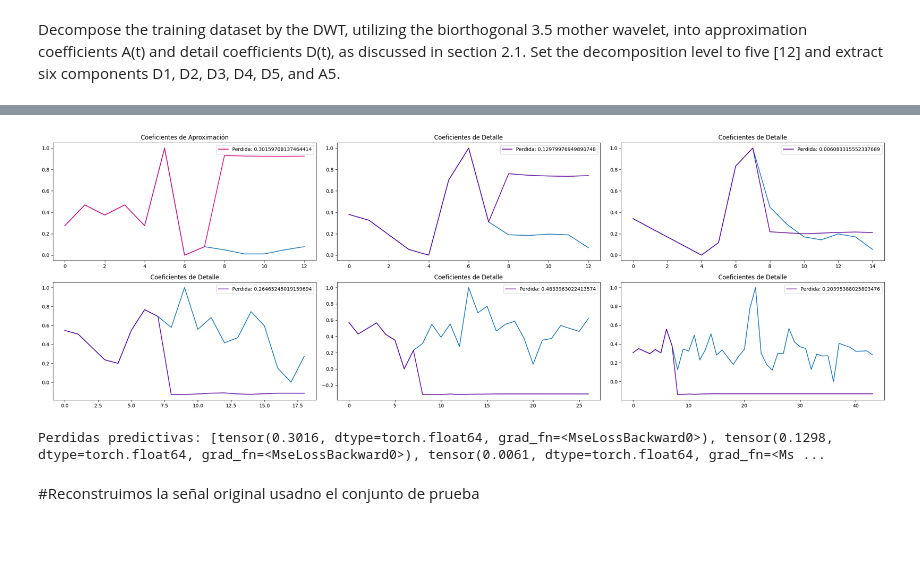
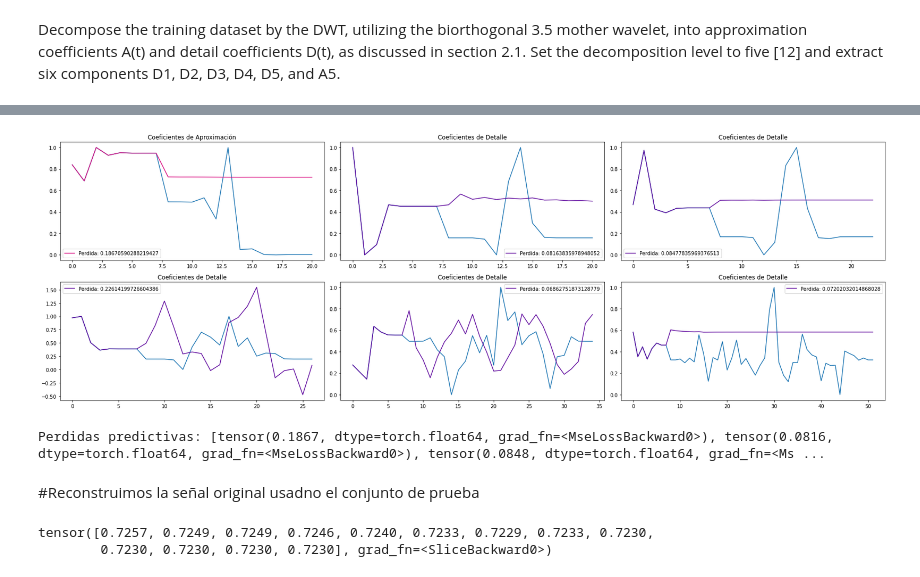
Before and after one commit to MiguelAngelLiera/Stock_Exchange_NN_PP, a Jupyter notebook: src/pre_procesing.ipynb, the cells around one changed output, grey strips where cells are left out. Cells and saved outputs as stored; diff of their text form; code cells hidden in the pictures; blank space fills up the shorter version.

```diff
--- a/src/pre_procesing.ipynb
+++ b/src/pre_procesing.ipynb
@@ -187,13 +160,13 @@ coeffs_p_n = [utls.normalizar(vect) for vect in coeffs_p]
 # %%
-red_A1 = NARNN(input_dim=8, hidden_dim=0, output_dim=1, num_layers=0)
+red_A5 = NARNN(input_dim=8, hidden_dim=0, output_dim=1, num_layers=0)
 # red_A1.load_state_dict(torch.load('models/red_A1_n.pth'))
 # red_A1.eval()
 
-red_D1 = NARNN(input_dim=8, hidden_dim=0, output_dim=1, num_layers=0)
+red_D5 = NARNN(input_dim=8, hidden_dim=0, output_dim=1, num_layers=0)
 # red_D1.load_state_dict(torch.load('models/red_D1_n.pth'))
 # red_D1.eval()
 
-red_D2 = NARNN(input_dim=8, hidden_dim=0, output_dim=1, num_layers=0)
+red_D4 = NARNN(input_dim=8, hidden_dim=0, output_dim=1, num_layers=0)
 # red_D2.load_state_dict(torch.load('models/red_D2_n.pth'))
 # red_D2.eval()
 
@@ -201,15 +174,15 @@ red_D3 = NARNN(input_dim=8, hidden_dim=0, output_dim=1, num_layers=0)
 # red_D3.load_state_dict(torch.load('models/red_D3_n1.pth'))
 # red_D3.eval()
 
-red_D4 = NARNN(input_dim=8, hidden_dim=0, output_dim=1, num_layers=0)
+red_D2= NARNN(input_dim=8, hidden_dim=0, output_dim=1, num_layers=0)
 # red_D4.load_state_dict(torch.load('models/red_D4_n1.pth'))
 # red_D4.eval()
 
-red_D5 = NARNN(input_dim=8, hidden_dim=0, output_dim=1, num_layers=0)
+red_D1 = NARNN(input_dim=8, hidden_dim=0, output_dim=1, num_layers=0)
 # red_D5.load_state_dict(torch.load(redes["red_D5"]))
 # red_D5.eval()
 
-networks = [red_A1,red_D1,red_D2,red_D3,red_D4,red_D5]
+networks = [red_A5,red_D5,red_D4,red_D3,red_D2,red_D1]
 
 #entradas ya procesadas
 entrenamiento_8_1 = [[],[],[],[],[],[]]
@@ -227,10 +200,3 @@ for e in range(6):
 
     entrenamiento_8_1[e] = utls.corrimiento_t_1(coeffs_e_n[e],9)
     prueba_8_1[e] = utls.corrimiento_t_1(coeffs_p_n[e],9)
-
-#la forma de la entrada de la red neuronal
-#print(entrenamiento_8_1[0][0][:8])
-print(entrenamiento_8_1[0])
-print(coeffs_e_n[0])
-#salida = red(entrenamiento_8_1[0][:, :8])
-#print(salida)
@@ -417,39 +360,43 @@ Perdidas: [tensor(0.3066, dtype=torch.float64, grad_fn=<MseLossBackward0>), tens
 # %%
 perdidas_predictivas = []
 plt.figure(figsize=(24, 8))
 
 aprox_coef = True
 index = 1
-
-plt.plot(range(len(coeffs_p_n[0])), coeffs_p_n[0])
-# plt.plot(range(len(prueba[0])), utls.genera_prediccion_1(prueba_8_1[0],red_A1).detach().numpy())
-# plt.show()
-#print(prueba_8_1[0])
-#print(utls.genera_prediccion_predictiva(prueba_8_1[0][0][:8],8,len(prueba_8_1[0]),redes[0]))
+predicciones = []
 
 for _ in range(len(coeffs_p_n)):
-    prediccion = utls.genera_prediccion_predictiva(prueba_8_1[_][0][:8],8,len(prueba_8_1[_]),networks[_])
-    perdidas_predictivas.append(criterion(prediccion, torch.tensor(coeffs_p_n[_])))
+    predicciones.append(utls.genera_prediccion_predictiva(prueba_8_1[_][0][:8],8,len(prueba_8_1[_]),networks[_]))
+    perdidas_predictivas.append(criterion(predicciones[_], torch.tensor(coeffs_p_n[_])))
     plt.subplot(2, 3, index)
     plt.plot(range(len(coeffs_p_n[_])), coeffs_p_n[_])
-    plt.plot(range(len(coeffs_p_n[_])), prediccion.detach().numpy(),  label = f"Perdida: {float(perdidas_predictivas[_])}", color='#DA0C81' if aprox_coef else '#610C9F')
+    plt.plot(range(len(coeffs_p_n[_])), predicciones[_].detach().numpy(),  label = f"Perdida: {float(perdidas_predictivas[_])}", color='#DA0C81' if aprox_coef else '#610C9F')
     plt.title('Coeficientes de Aproximación' if aprox_coef else 'Coeficientes de Detalle')
     aprox_coef = False
     plt.legend()
     index = index + 1
 
 plt.tight_layout()
 plt.show()
 
 print("Perdidas predictivas: " + str(perdidas_predictivas))
-
-#Se grafica el conjunto de pruebas
-# plt.plot(range(len(prueba[0])), prueba[0])
-# plt.plot(range(len(prueba[0])), utls.genera_prediccion_predictiva(prueba_8_1[0][0][:8],8,len(prueba_8_1[0]),red_A1).detach().numpy())
-# plt.show()
 # %% [output]
-[figure, old version]
+[figure, new version]
-Perdidas predictivas: [tensor(0.3016, dtype=torch.float64, grad_fn=<MseLossBackward0>), tensor(0.1298, dtype=torch.float64, grad_fn=<MseLossBackward0>), tensor(0.0061, dtype=torch.float64, grad_fn=<Ms ...
+Perdidas predictivas: [tensor(0.1867, dtype=torch.float64, grad_fn=<MseLossBackward0>), tensor(0.0816, dtype=torch.float64, grad_fn=<MseLossBackward0>), tensor(0.0848, dtype=torch.float64, grad_fn=<Ms ...
 # %% [markdown]
 #Reconstruimos la señal original usadno el conjunto de prueba
+# %%
+for i in range(len(predicciones)):
+    predicciones[i] = predicciones[i][8:]
+print(predicciones[0])
+
+cA_p = [utls.desnormalizar(vect) for vect in predicciones[0].detach().numpy()]
+cD_1_p = [utls.desnormalizar(vect) for vect in predicciones[1].detach().numpy()]
+cD_2_p = [utls.desnormalizar(vect) for vect in predicciones[2].detach().numpy()]
+cD_3_p = [utls.desnormalizar(vect) for vect in predicciones[3].detach().numpy()]
+cD_4_p = [utls.desnormalizar(vect) for vect in predicciones[4].detach().numpy()]
+cD_5_p = [utls.desnormalizar(vect) for vect in predicciones[5].detach().numpy()]
+# %% [output]
+tensor([0.7257, 0.7249, 0.7249, 0.7246, 0.7240, 0.7233, 0.7229, 0.7233, 0.7230,
+        0.7230, 0.7230, 0.7230, 0.7230], grad_fn=<SliceBackward0>)
 # %%
```
Also changed, not shown: parts of 34 cells of this notebook, 3 other files.
